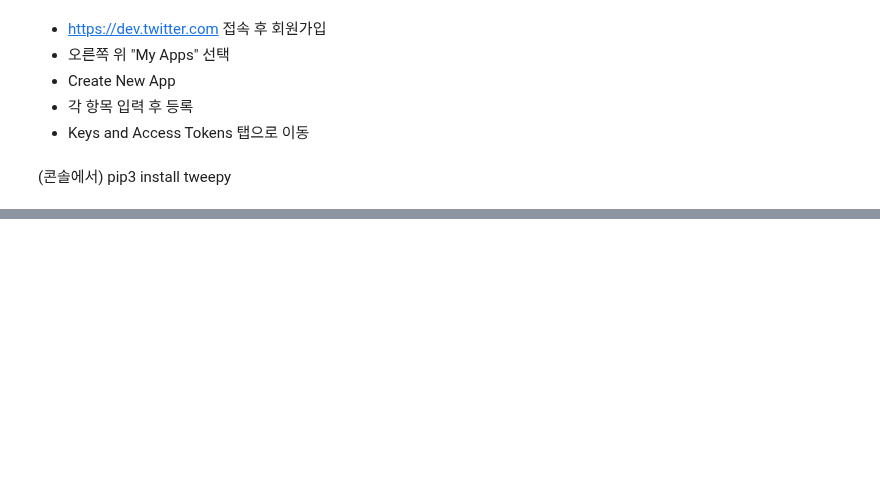
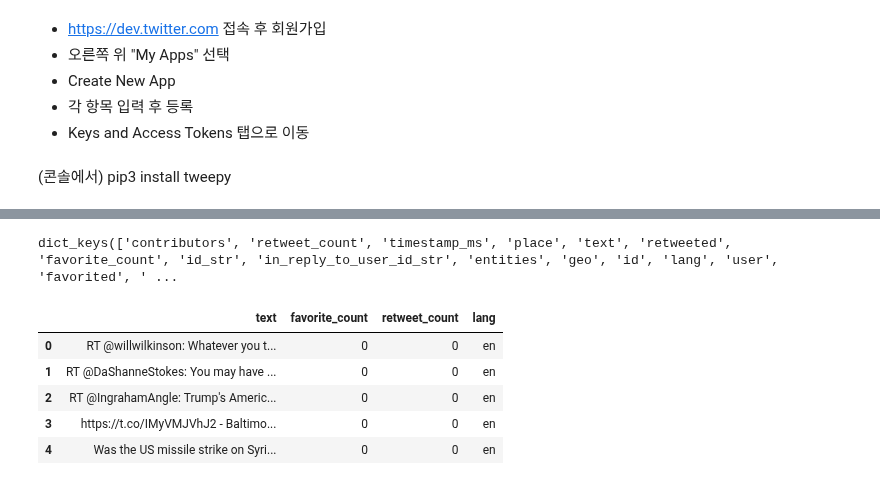
Before and after one commit to woosa7/PythonDataAnalytics, a Jupyter notebook: pystudy/DataCamp11.ipynb, the cells around one changed output, grey strips where cells are left out. Saved outputs shown, nothing was run; the diff lists cells and outputs as text; code cells hidden in the pictures; blank space fills up the shorter version.

```diff
--- a/pystudy/DataCamp11.ipynb
+++ b/pystudy/DataCamp11.ipynb
@@ -183,0 +229,27 @@ ModuleNotFoundError: No module named 'tweepy'
+# %%
+tweets_data_file = 'tweets.txt'
+
+tweets_data = []
+
+# 파일을 읽어서 리스트에 담기
+tweets_file = open(tweets_data_file, "r")
+
+for line in tweets_file:
+    tweet = json.loads(line)
+    tweets_data.append(tweet)
+
+tweets_file.close()
+# %%
+tweets_data[0].keys()
+# %% [output]
+dict_keys(['contributors', 'retweet_count', 'timestamp_ms', 'place', 'text', 'retweeted', 'favorite_count', 'id_str', 'in_reply_to_user_id_str', 'entities', 'geo', 'id', 'lang', 'user', 'favorited', ' ...
+# %%
+df = pd.DataFrame(tweets_data, columns=['text', 'favorite_count','retweet_count', 'lang'])
+df.head()
+# %% [output]
+|  | text | favorite_count | retweet_count | lang |
+| 0 | RT @willwilkinson: Whatever you t... | 0 | 0 | en |
+| 1 | RT @DaShanneStokes: You may have ... | 0 | 0 | en |
+| 2 | RT @IngrahamAngle: Trump's Americ... | 0 | 0 | en |
+| 3 | https://t.co/IMyVMJVhJ2 - Baltimo... | 0 | 0 | en |
+| 4 | Was the US missile strike on Syri... | 0 | 0 | en |
```
Also changed, not shown: parts of 24 cells of this notebook.
